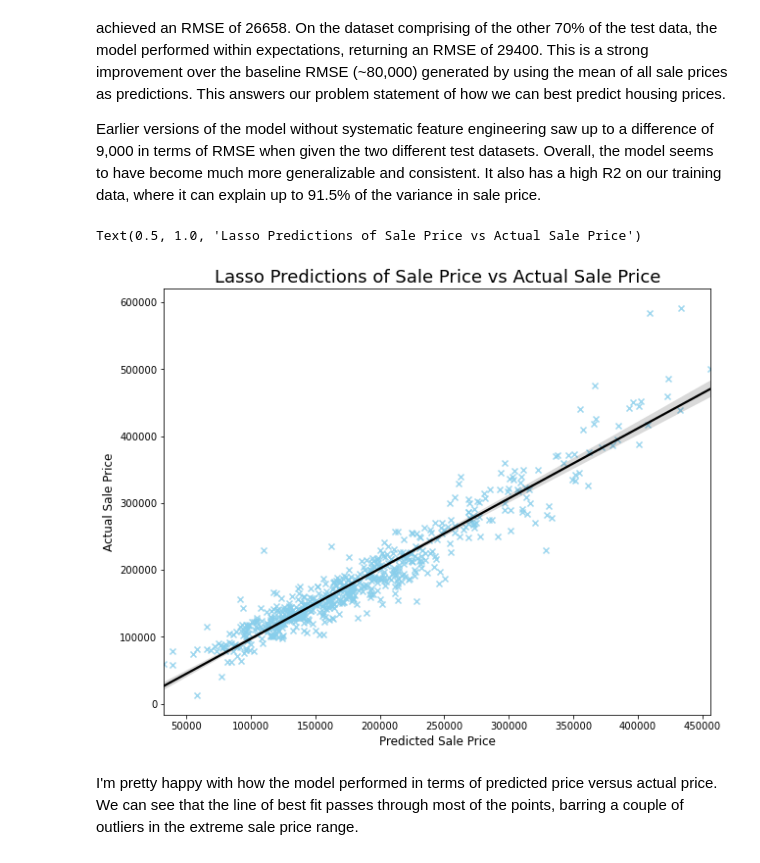
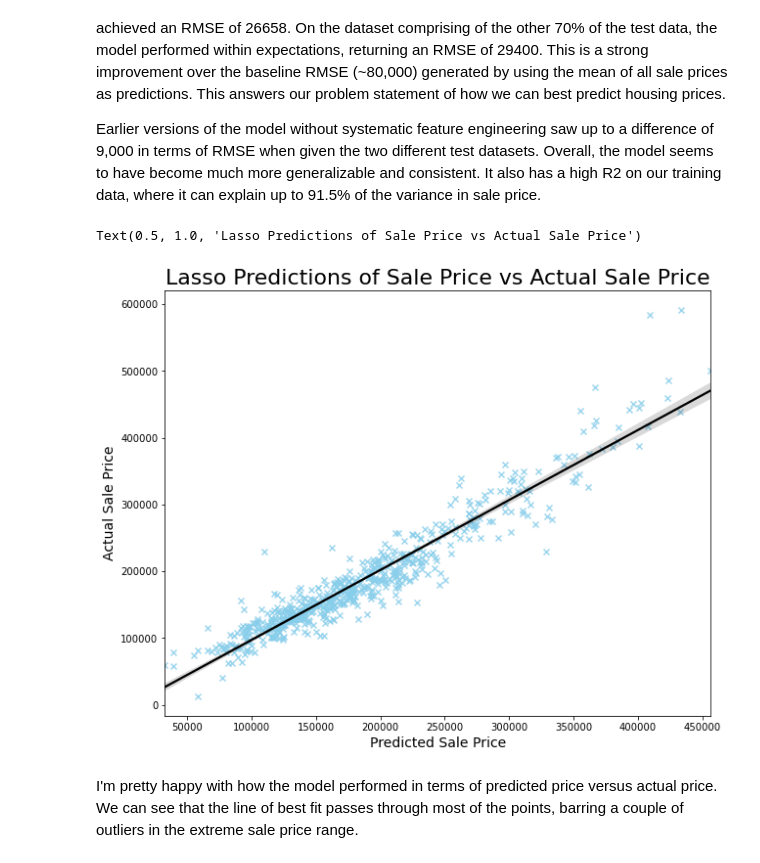
Before and after one commit to benjamin-awd/Ames-Housing-Regression, a Jupyter notebook: 4. Model Selection and Insights.ipynb, the cells around one changed output. Saved outputs shown, nothing was run; the diff lists cells and outputs as text; code cells hidden in the pictures.

```diff
--- a/4. Model Selection and Insights.ipynb
+++ b/4. Model Selection and Insights.ipynb
@@ -246,15 +246,15 @@ Earlier versions of the model without systematic feature engineering saw up to a
 # %%
 # Create scatterplot to show predicted values versus actual values
 lasso_preds = lasso.predict(X_test_scaled)
 
 plt.figure(figsize=(10,8))
 sns.regplot(data=X_train_scaled, x=lasso_preds, y=y_test, marker='x', color='skyblue', line_kws={'color':'black'})
-plt.xlabel('Predicted Sale Price', fontsize=12)
-plt.ylabel('Actual Sale Price', fontsize=12)
-plt.title('Lasso Predictions of Sale Price vs Actual Sale Price', fontsize=18)
+plt.xlabel('Predicted Sale Price', fontsize=14)
+plt.ylabel('Actual Sale Price', fontsize=14)
+plt.title('Lasso Predictions of Sale Price vs Actual Sale Price', fontsize=22)
 # %% [output]
 Text(0.5, 1.0, 'Lasso Predictions of Sale Price vs Actual Sale Price')
-[figure, old version]
+[figure, new version]
 # %% [markdown]
 I'm pretty happy with how the model performed in terms of predicted price versus actual price. We can see that the line of best fit passes through most of the points, barring a couple of outliers in the extreme sale price range.
 # %%
```
Also changed, not shown: 2 other files.
